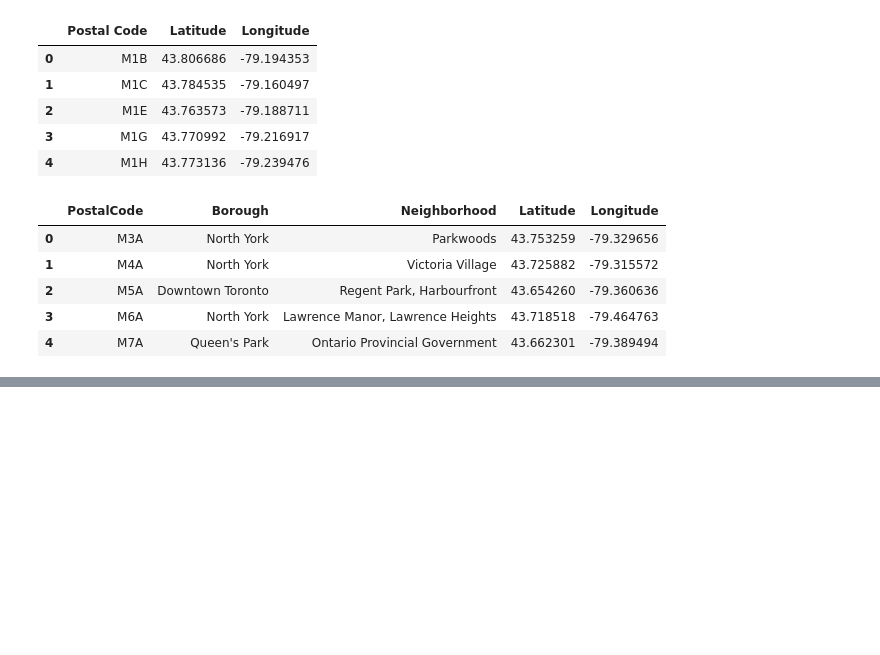
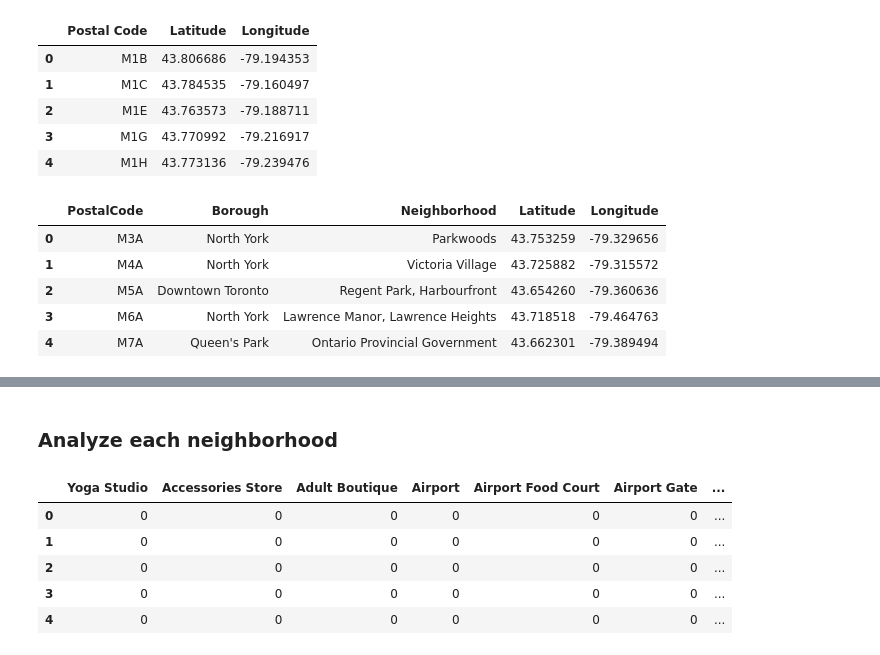
Before and after one commit to sancarlim/Coursera_Capstone, a Jupyter notebook: Segmenting_and_Clustering_Neighborhoods_in_Toronto.ipynb, the cells around one changed output, grey strips where cells are left out. Drawn from its saved outputs; the diff is of its cells as text; code cells hidden in the pictures; blank space fills up the shorter version.

```diff
--- a/Segmenting_and_Clustering_Neighborhoods_in_Toronto.ipynb
+++ b/Segmenting_and_Clustering_Neighborhoods_in_Toronto.ipynb
@@ -115,0 +128,8 @@ df.head()
+# %%
+address = 'Toronto, TO'
+
+geolocator = Nominatim(user_agent="to_explorer")
+location = geolocator.geocode(address)
+latitude = location.latitude
+longitude = location.longitude
+print('The geograpical coordinate of New York City are {}, {}.'.format(latitude, longitude))
@@ -115,0 +264,21 @@ df.head()
+# %% [markdown]
+### Analyze each neighborhood
+# %%
+# one hot encoding
+toronto_onehot = pd.get_dummies(toronto_venues[['Venue Category']], prefix="", prefix_sep="")
+
+# add neighborhood column back to dataframe
+toronto_onehot['Neighborhood'] = toronto_venues['Neighborhood']
+
+# move neighborhood column to the first column
+fixed_columns = [toronto_onehot.columns[-1]] + list(toronto_onehot.columns[:-1])
+toronto_onehot = toronto_onehot[fixed_columns]
+
+toronto_onehot.head()
+# %% [output]
+|  | Yoga Studio | Accessories Store | Adult Boutique | Airport | Airport Food Court | Airport Gate | ... |
+| 0 | 0 | 0 | 0 | 0 | 0 | 0 | ... |
+| 1 | 0 | 0 | 0 | 0 | 0 | 0 | ... |
+| 2 | 0 | 0 | 0 | 0 | 0 | 0 | ... |
+| 3 | 0 | 0 | 0 | 0 | 0 | 0 | ... |
+| 4 | 0 | 0 | 0 | 0 | 0 | 0 | ... |
```
Also changed, not shown: parts of 19 cells of this notebook.
